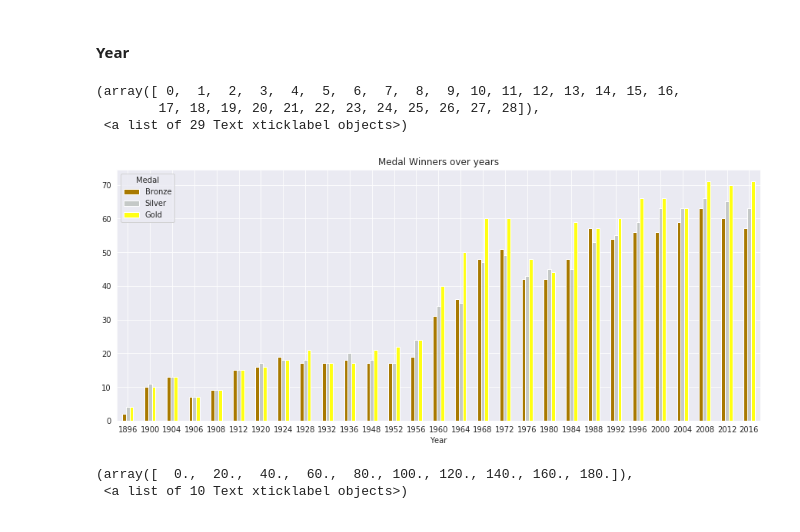
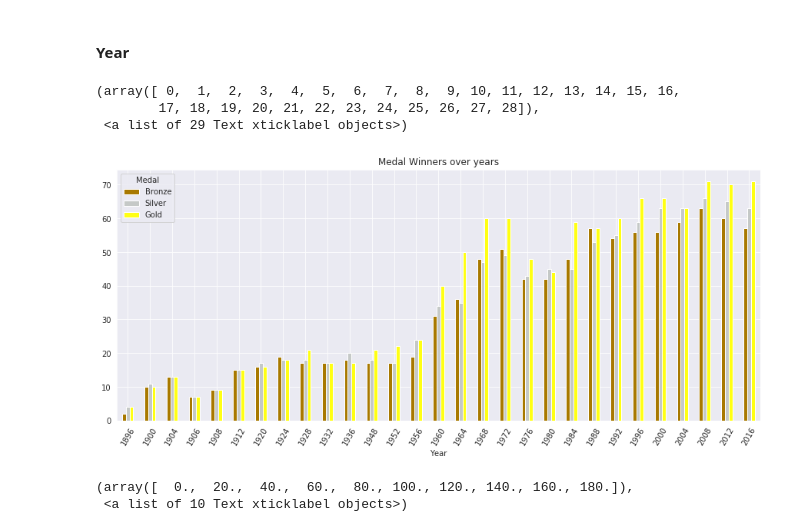
Before and after one commit to nhanpotter/cz1015_miniproject, a Jupyter notebook: Athlete.ipynb, the cells around one changed output. Saved outputs shown, nothing was run; the diff lists cells and outputs as text; code cells hidden in the pictures.

```diff
--- a/Athlete.ipynb
+++ b/Athlete.ipynb
@@ -385,12 +385,12 @@ Text(0.5, 1.0, 'Medals per Country')
 # %%
 (medals.groupby(["Year","Medal"])["Medal"].count().unstack())[['Bronze','Silver','Gold']].plot(kind='bar',color=mcolors,figsize=(15,6))
 plt.title('Medal Winners over years')
-plt.xticks(rotation=0)
+plt.xticks(rotation=60)
 # %% [output]
 (array([ 0,  1,  2,  3,  4,  5,  6,  7,  8,  9, 10, 11, 12, 13, 14, 15, 16,
         17, 18, 19, 20, 21, 22, 23, 24, 25, 26, 27, 28]),
  <a list of 29 Text xticklabel objects>)
-[figure, old version]
+[figure, new version]
 # %%
 (medals.groupby(["Event","Medal"])["Medal"].count().unstack())[['Bronze','Silver','Gold']].plot(kind='barh',color=mcolors,figsize=(15,40))
 plt.title('Medal Winners over years')
```
Also changed, not shown: parts of 60 cells of this notebook.
